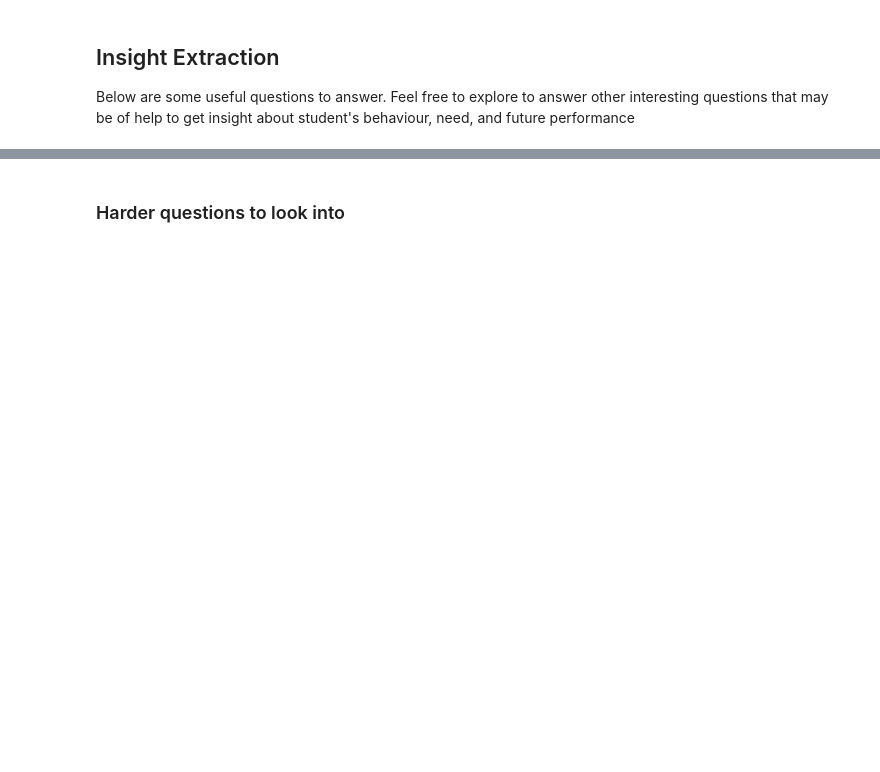
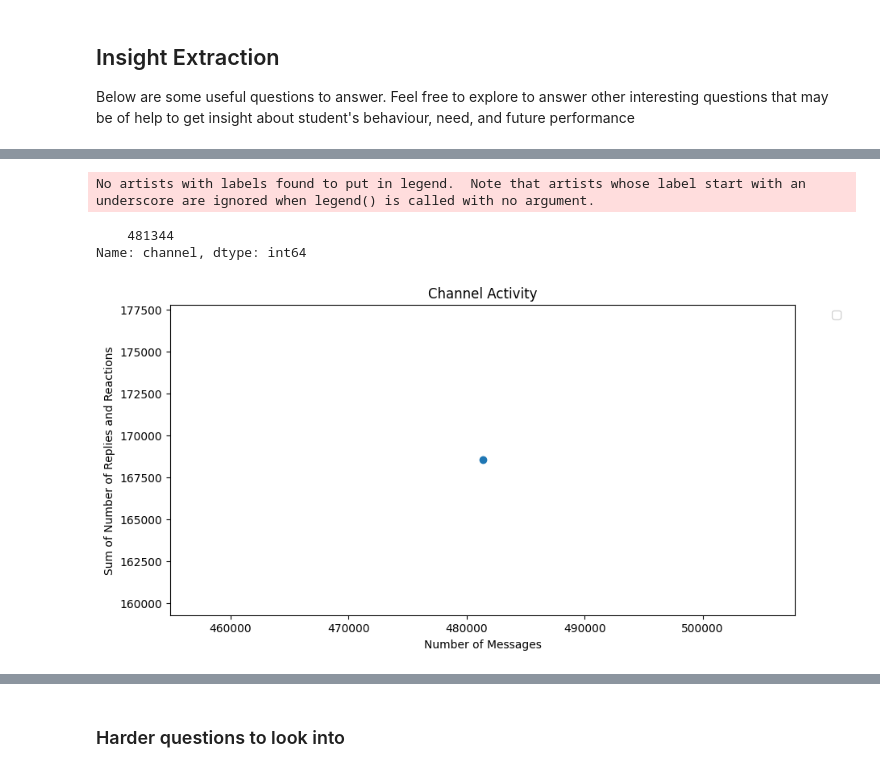
Before and after one commit to AtoBrightSide/network_analysis, a Jupyter notebook: notebooks/parse_slack_data.ipynb, the cells around one changed output, grey strips where cells are left out. Cells and saved outputs as stored; diff of their text form; code cells hidden in the pictures; blank space fills up the shorter version.

```diff
--- a/notebooks/parse_slack_data.ipynb
+++ b/notebooks/parse_slack_data.ipynb
@@ -143,2 +174,30 @@ Below are some useful questions to answer. Feel free to explore to answer other
+# %%
+# Calculate the sum of number of replies and reactions for each channel
+df['activity_sum'] = df['reply_count']
+channel_activity_sum = df.groupby('channel')['activity_sum'].sum()
+
+# Number of messages in each channel
+channel_msg_count = df['channel'].value_counts()
+print(channel_msg_count)
+# Create a DataFrame for plotting
+plot_df = pd.DataFrame({
+    'Message Count': channel_msg_count,
+    'Activity Sum': channel_activity_sum
+})
+
+# Create a scatter plot
+plt.figure(figsize=(10, 5))
+for channel in plot_df.index:
+    plt.scatter(plot_df.loc[channel, 'Message Count'], plot_df.loc[channel, 'Activity Sum'], label=channel)
+plt.xlabel('Number of Messages')
+plt.ylabel('Sum of Number of Replies and Reactions')
+plt.legend(bbox_to_anchor=(1.05, 1), loc='upper left')
+plt.title('Channel Activity')
+plt.show()
+# %% [output]
+No artists with labels found to put in legend.  Note that artists whose label start with an underscore are ignored when legend() is called with no argument.
+    481344
+Name: channel, dtype: int64
+[figure, added]
 # %%
 # Visualize reply counts per user per channel
```
Also changed, not shown: parts of 12 cells of this notebook.
